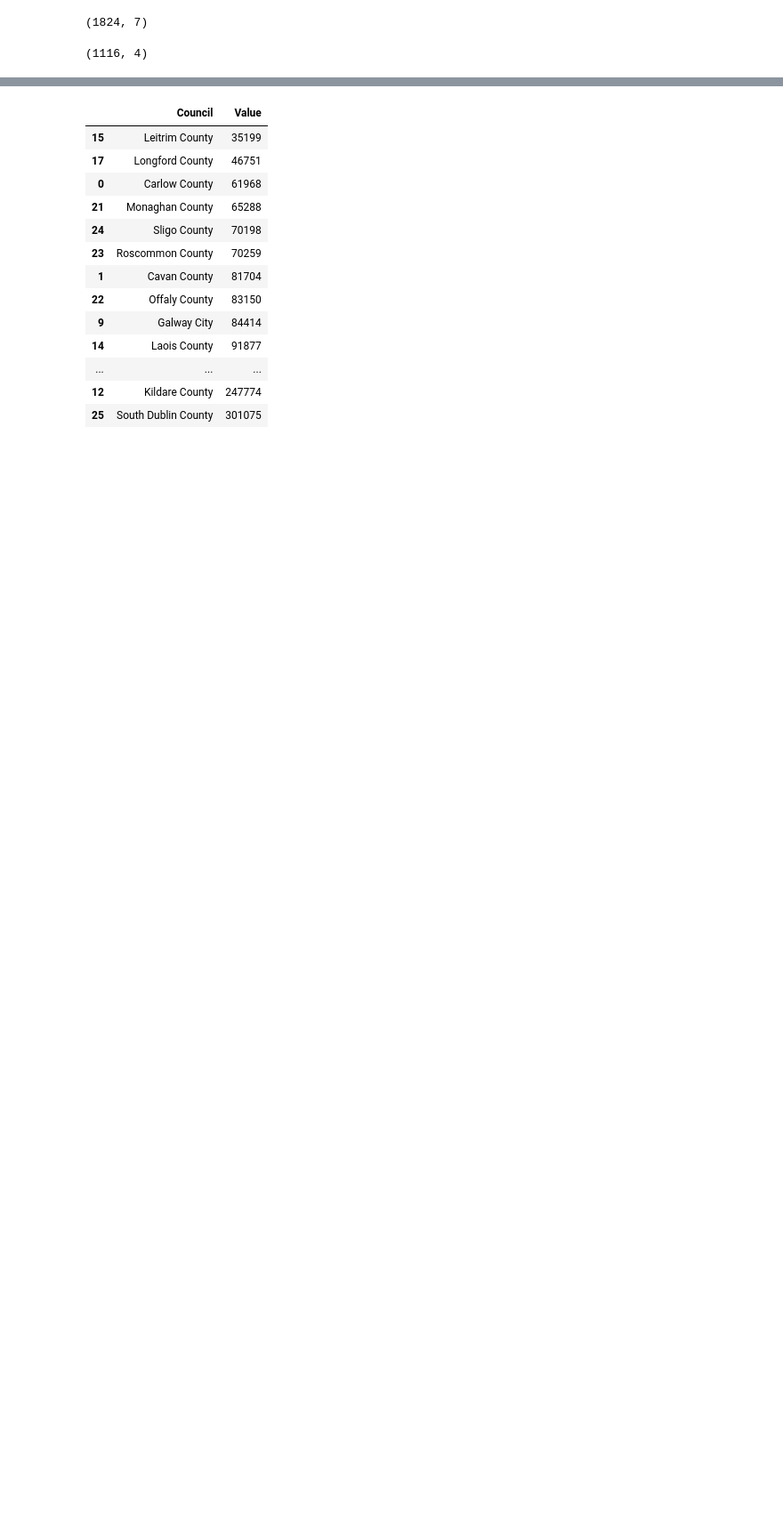
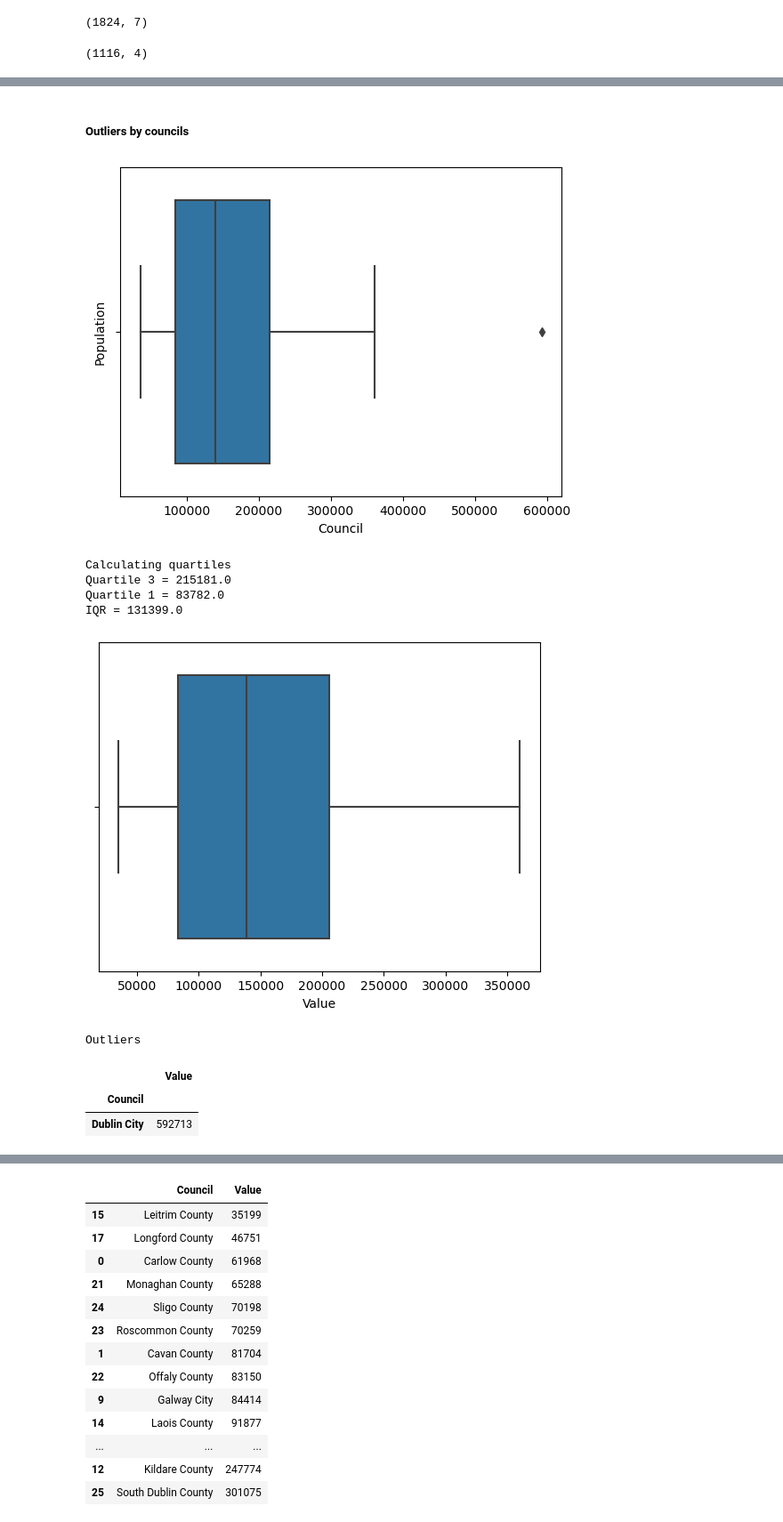
Before and after one commit to zeros2018/population_ireland, a Jupyter notebook: Population Project.ipynb, the cells around one changed output, grey strips where cells are left out. Shown at 89% size. Saved outputs shown, nothing was run; the diff lists cells and outputs as text; code cells hidden in the pictures; blank space fills up the shorter version.

```diff
--- a/Population Project.ipynb
+++ b/Population Project.ipynb
@@ -165,0 +254,16 @@ df_population.shape
+# %% [markdown]
+##### Outliers by councils
+# %%
+# Get outliers by Councils with plotboxes
+get_outliers_by_feature(df_population, "Council")
+# %% [output]
+[figure, added]
+Calculating quartiles
+Quartile 3 = 215181.0
+Quartile 1 = 83782.0
+IQR = 131399.0
+[figure, added]
+Outliers
+|  | Value |
+| Council |  |
+| Dublin City | 592713 |
```
Also changed, not shown: parts of 106 cells of this notebook.
